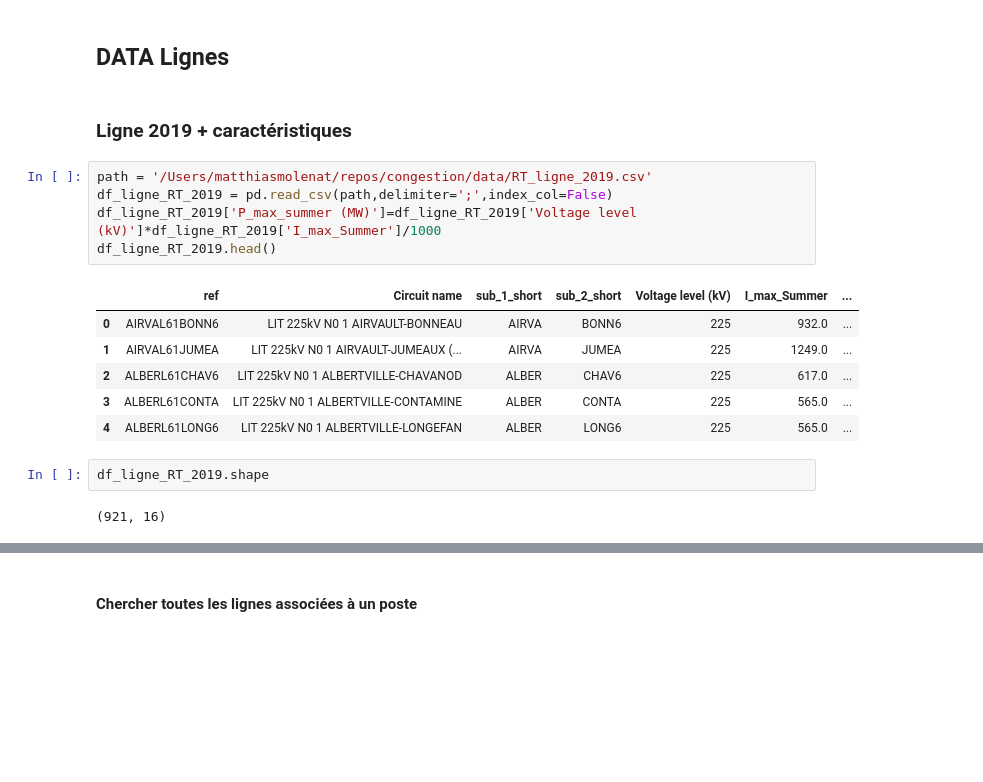
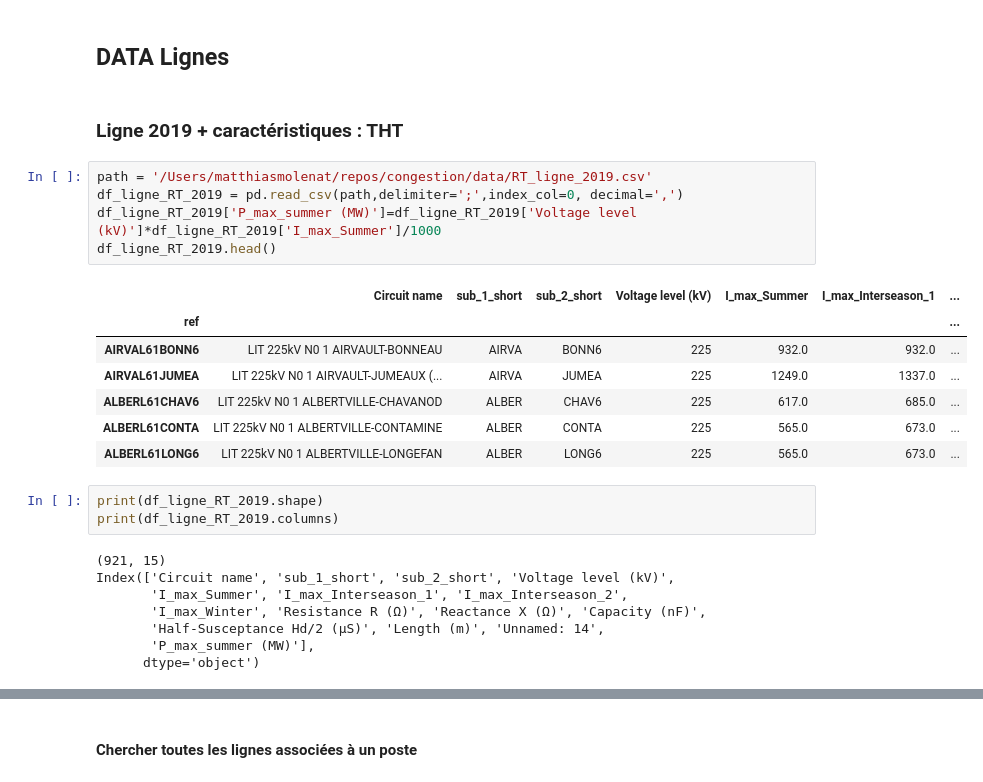
Before and after one commit to MattEclipse/congestion, a Jupyter notebook: notebooks/donnee_reseau.ipynb, the cells around one changed output, grey strips where cells are left out. Saved outputs shown, nothing was run; the diff lists cells and outputs as text; blank space fills up the shorter version.

```diff
--- a/notebooks/donnee_reseau.ipynb
+++ b/notebooks/donnee_reseau.ipynb
@@ -14,20 +132,28 @@ import plotly.express as px
 # %% [markdown]
 ## DATA Lignes
 # %% [markdown]
-### Ligne 2019 + caractéristiques
+### Ligne 2019 + caractéristiques : THT
 # %%
 path = '/Users/matthiasmolenat/repos/congestion/data/RT_ligne_2019.csv'
-df_ligne_RT_2019 = pd.read_csv(path,delimiter=';',index_col=False)
+df_ligne_RT_2019 = pd.read_csv(path,delimiter=';',index_col=0, decimal=',')
 df_ligne_RT_2019['P_max_summer (MW)']=df_ligne_RT_2019['Voltage level (kV)']*df_ligne_RT_2019['I_max_Summer']/1000
 df_ligne_RT_2019.head()
 # %% [output]
-|  | ref | Circuit name | sub_1_short | sub_2_short | Voltage level (kV) | I_max_Summer | ... |
-| 0 | AIRVAL61BONN6 | LIT 225kV N0 1 AIRVAULT-BONNEAU | AIRVA | BONN6 | 225 | 932.0 | ... |
-| 1 | AIRVAL61JUMEA | LIT 225kV N0 1 AIRVAULT-JUMEAUX (... | AIRVA | JUMEA | 225 | 1249.0 | ... |
-| 2 | ALBERL61CHAV6 | LIT 225kV N0 1 ALBERTVILLE-CHAVANOD | ALBER | CHAV6 | 225 | 617.0 | ... |
-| 3 | ALBERL61CONTA | LIT 225kV N0 1 ALBERTVILLE-CONTAMINE | ALBER | CONTA | 225 | 565.0 | ... |
-| 4 | ALBERL61LONG6 | LIT 225kV N0 1 ALBERTVILLE-LONGEFAN | ALBER | LONG6 | 225 | 565.0 | ... |
+|  | Circuit name | sub_1_short | sub_2_short | Voltage level (kV) | I_max_Summer | I_max_Interseason_1 | ... |
+| ref |  |  |  |  |  |  | ... |
+| AIRVAL61BONN6 | LIT 225kV N0 1 AIRVAULT-BONNEAU | AIRVA | BONN6 | 225 | 932.0 | 932.0 | ... |
+| AIRVAL61JUMEA | LIT 225kV N0 1 AIRVAULT-JUMEAUX (... | AIRVA | JUMEA | 225 | 1249.0 | 1337.0 | ... |
+| ALBERL61CHAV6 | LIT 225kV N0 1 ALBERTVILLE-CHAVANOD | ALBER | CHAV6 | 225 | 617.0 | 685.0 | ... |
+| ALBERL61CONTA | LIT 225kV N0 1 ALBERTVILLE-CONTAMINE | ALBER | CONTA | 225 | 565.0 | 673.0 | ... |
+| ALBERL61LONG6 | LIT 225kV N0 1 ALBERTVILLE-LONGEFAN | ALBER | LONG6 | 225 | 565.0 | 673.0 | ... |
-# %%
-df_ligne_RT_2019.shape
-# %% [output]
-(921, 16)
+# %%
+print(df_ligne_RT_2019.shape)
+print(df_ligne_RT_2019.columns)
+# %% [output]
+(921, 15)
+Index(['Circuit name', 'sub_1_short', 'sub_2_short', 'Voltage level (kV)',
+       'I_max_Summer', 'I_max_Interseason_1', 'I_max_Interseason_2',
+       'I_max_Winter', 'Resistance R (Ω)', 'Reactance X (Ω)', 'Capacity (nF)',
+       'Half-Susceptance Hd/2 (μS)', 'Length (m)', 'Unnamed: 14',
+       'P_max_summer (MW)'],
+      dtype='object')
```
Also changed, not shown: parts of 23 cells of this notebook, 2 other files.
